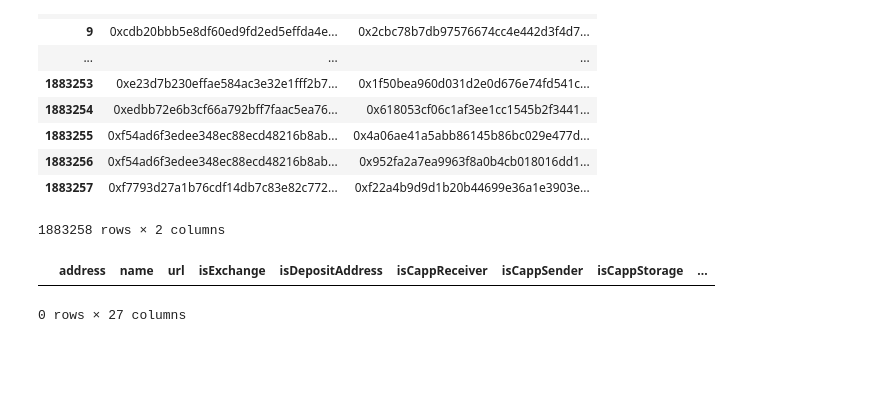
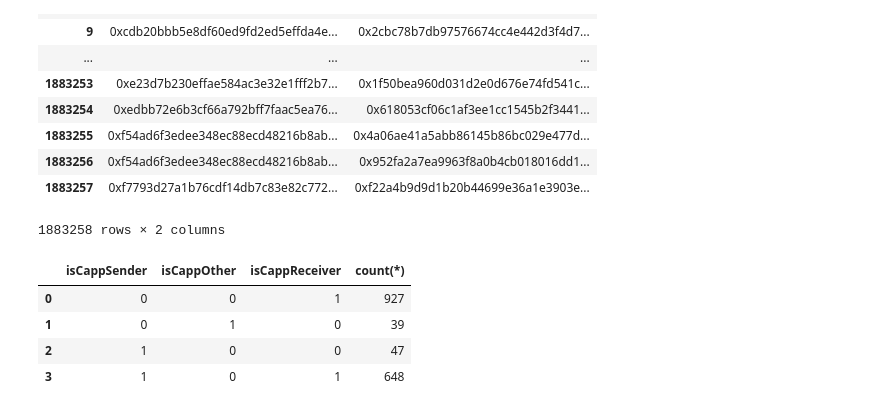
Before and after one commit to daniel-wenzel/polonius, a Jupyter notebook: jupyter/Deposit Clustering Results.ipynb, the cells around one changed output. Cells and saved outputs as stored; diff of their text form; code cells hidden in the pictures; blank space fills up the shorter version.

```diff
--- a/jupyter/Deposit Clustering Results.ipynb
+++ b/jupyter/Deposit Clustering Results.ipynb
@@ -531,13 +547,15 @@ FROM
 1883258 rows × 2 columns
 # %%
 sql('''
-SELECT *
+SELECT isCappSender, isCappOther, isCappReceiver, count(*)
 FROM
     Address NATURAL JOIN AddressMetadata
 WHERE
-    isCappSender = 1
-    and isCappReceiver = 0
-    and distinctInDegree >= 25''')
+    isCappSender = 1 OR isCappOther = 1 OR isCappReceiver = 1
+GROUP BY isCappSender, isCappOther, isCappReceiver''')
 # %% [output]
-|  | address | name | url | isExchange | isDepositAddress | isCappReceiver | isCappSender | isCappStorage | ... |
+|  | isCappSender | isCappOther | isCappReceiver | count(*) |
+| 0 | 0 | 0 | 1 | 927 |
+| 1 | 0 | 1 | 0 | 39 |
+| 2 | 1 | 0 | 0 | 47 |
+| 3 | 1 | 0 | 1 | 648 |
-0 rows × 27 columns
```
Also changed, not shown: parts of 8 cells of this notebook, 28 other files.
